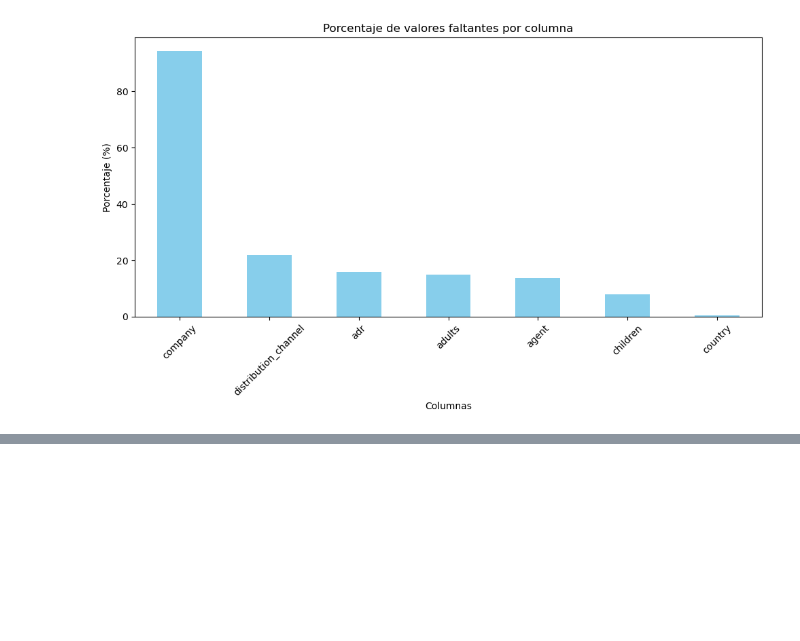
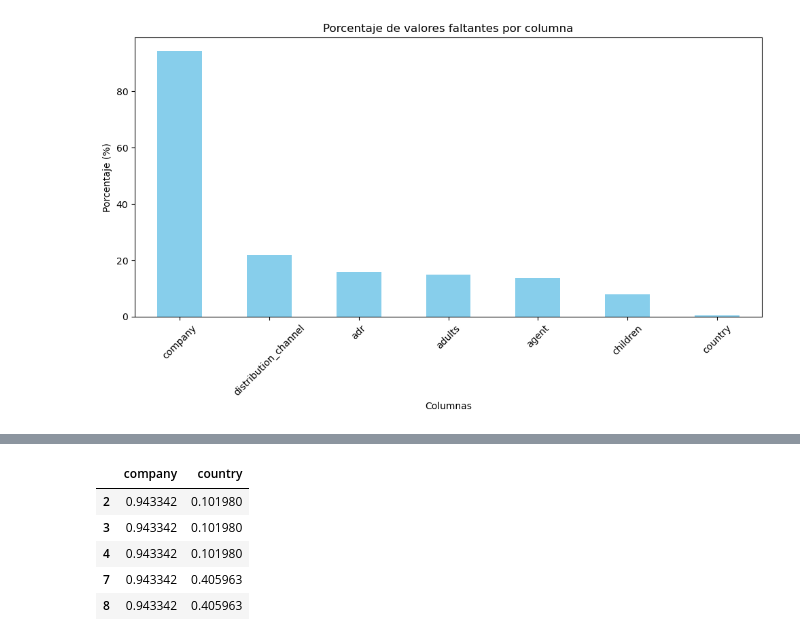
Before and after one commit to midwayjona/Econometria-2, a Jupyter notebook: labs/lab_1/lab_1.ipynb, the cells around one changed output, grey strips where cells are left out. Saved outputs shown, nothing was run; the diff lists cells and outputs as text; code cells hidden in the pictures; blank space fills up the shorter version.

```diff
--- a/labs/lab_1/lab_1.ipynb
+++ b/labs/lab_1/lab_1.ipynb
@@ -91,0 +365,13 @@ dtype: float64
+# %%
+# Imputar valores faltantes en variables categóricas con la categoría "missing"
+df_final['country'] = df_final['country'].fillna("missing")
+df_final['distribution_channel'] = df_final['distribution_channel'].fillna("missing")
+
+# Verificar que ya no hay NA
+missing_country = df_final['country'].isna().sum()
+missing_channel = df_final['distribution_channel'].isna().sum()
+
+{
+    "Faltantes en 'country' después de imputar": missing_country,
+    "Faltantes en 'distribution_channel' después de imputar": missing_channel
+}
@@ -91,0 +483,18 @@ dtype: float64
+# %%
+# Crear copias de las columnas categóricas originales
+company_freq = df_final_encoded['company'].value_counts(normalize=True)
+country_freq = df_final_encoded['country'].value_counts(normalize=True)
+
+# Reemplazar las categorías por su frecuencia relativa
+df_final_encoded['company'] = df_final_encoded['company'].map(company_freq)
+df_final_encoded['country'] = df_final_encoded['country'].map(country_freq)
+
+# Verificar resultado: algunas muestras de los valores codificados
+df_final_encoded[['company', 'country']].head()
+# %% [output]
+|  | company | country |
+| 2 | 0.943342 | 0.101980 |
+| 3 | 0.943342 | 0.101980 |
+| 4 | 0.943342 | 0.101980 |
+| 7 | 0.943342 | 0.405963 |
+| 8 | 0.943342 | 0.405963 |
```
Also changed, not shown: parts of 35 cells of this notebook, 1 other file.
